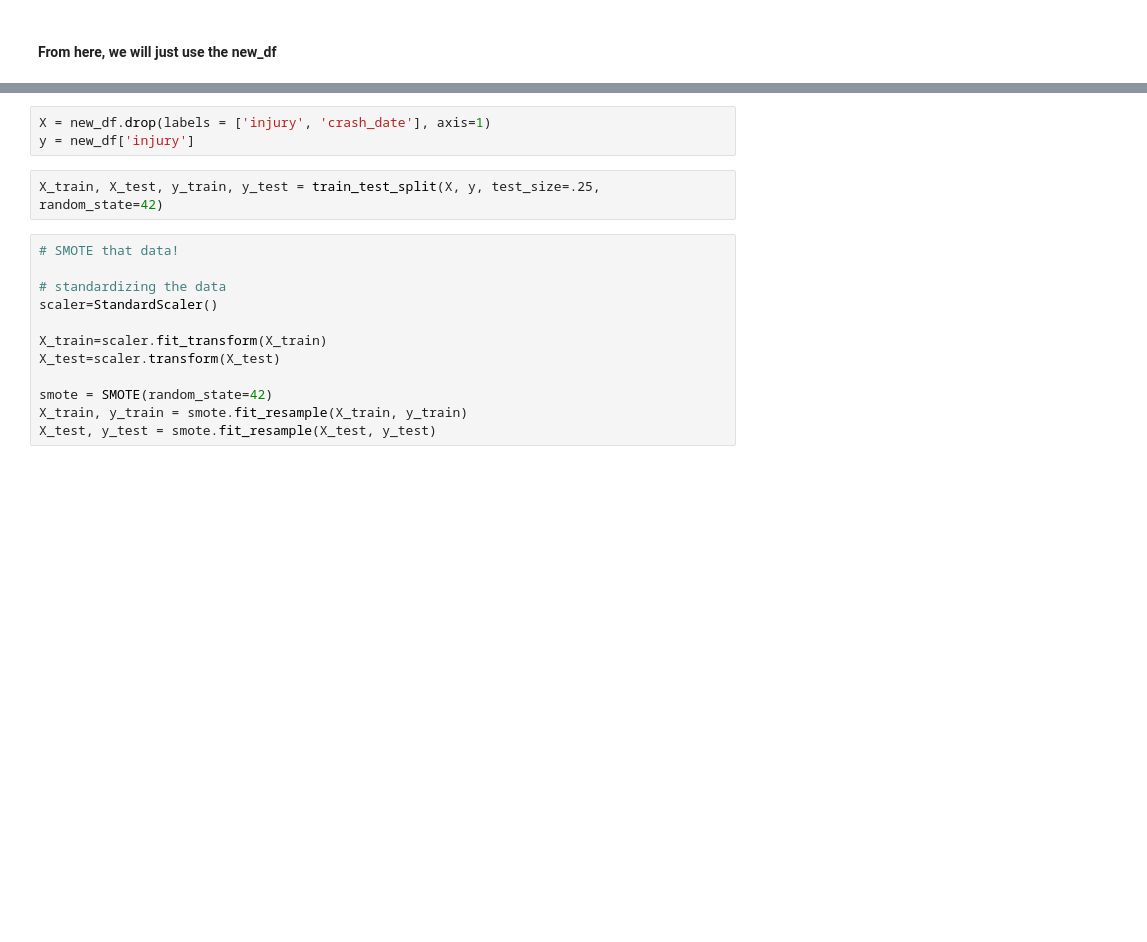
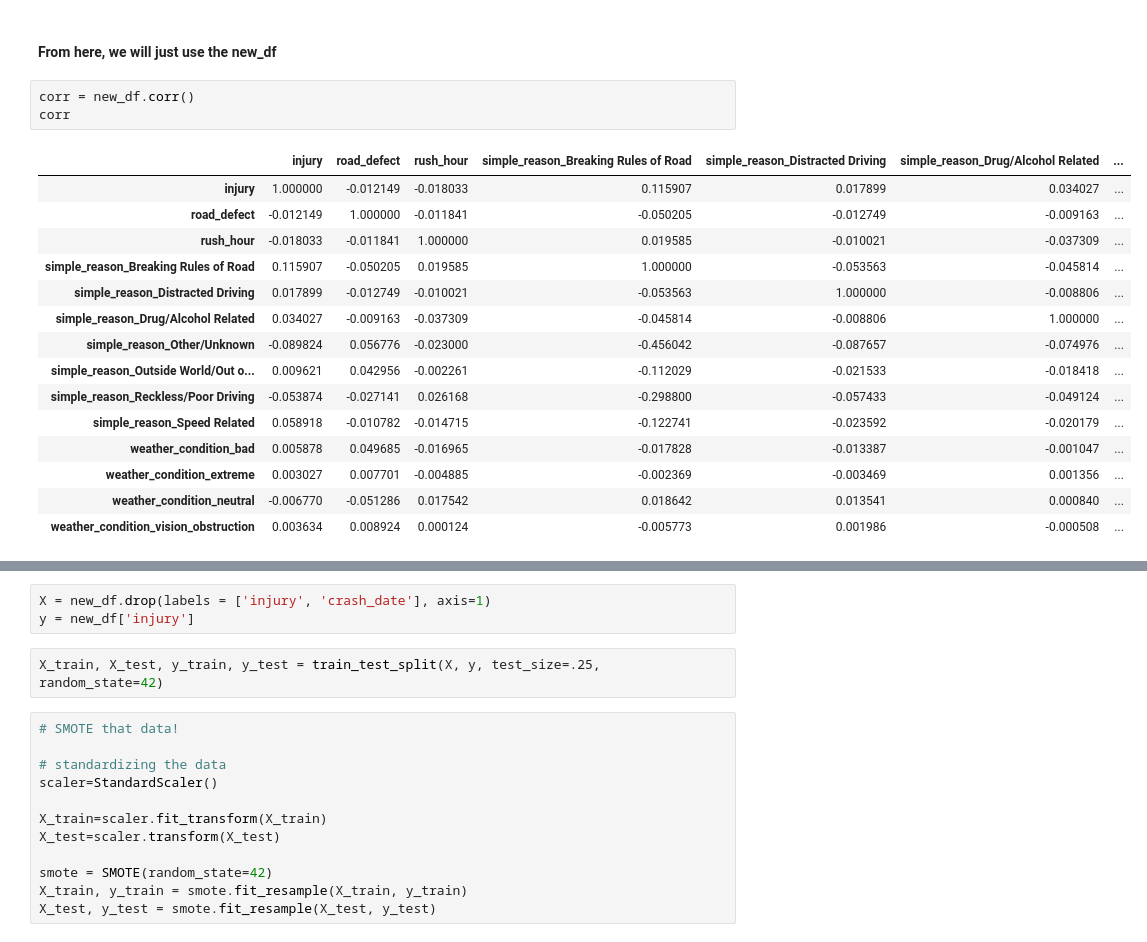
Before and after one commit to rhk48/chicago-cars, a Jupyter notebook: Seth_day_3.ipynb, the cells around one changed output, grey strips where cells are left out. Saved outputs shown, nothing was run; the diff lists cells and outputs as text; blank space fills up the shorter version.

```diff
--- a/Seth_day_3.ipynb
+++ b/Seth_day_3.ipynb
@@ -285,3 +281,22 @@ memory usage: 10.5 MB
 None
 # %% [markdown]
 #### From here, we will just use the new_df ####
+# %%
+corr = new_df.corr()
+corr
+# %% [output]
+|  | injury | road_defect | rush_hour | simple_reason_Breaking Rules of Road | simple_reason_Distracted Driving | simple_reason_Drug/Alcohol Related | ... |
+| injury | 1.000000 | -0.012149 | -0.018033 | 0.115907 | 0.017899 | 0.034027 | ... |
+| road_defect | -0.012149 | 1.000000 | -0.011841 | -0.050205 | -0.012749 | -0.009163 | ... |
+| rush_hour | -0.018033 | -0.011841 | 1.000000 | 0.019585 | -0.010021 | -0.037309 | ... |
+| simple_reason_Breaking Rules of Road | 0.115907 | -0.050205 | 0.019585 | 1.000000 | -0.053563 | -0.045814 | ... |
+| simple_reason_Distracted Driving | 0.017899 | -0.012749 | -0.010021 | -0.053563 | 1.000000 | -0.008806 | ... |
+| simple_reason_Drug/Alcohol Related | 0.034027 | -0.009163 | -0.037309 | -0.045814 | -0.008806 | 1.000000 | ... |
+| simple_reason_Other/Unknown | -0.089824 | 0.056776 | -0.023000 | -0.456042 | -0.087657 | -0.074976 | ... |
+| simple_reason_Outside World/Out o... | 0.009621 | 0.042956 | -0.002261 | -0.112029 | -0.021533 | -0.018418 | ... |
+| simple_reason_Reckless/Poor Driving | -0.053874 | -0.027141 | 0.026168 | -0.298800 | -0.057433 | -0.049124 | ... |
+| simple_reason_Speed Related | 0.058918 | -0.010782 | -0.014715 | -0.122741 | -0.023592 | -0.020179 | ... |
+| weather_condition_bad | 0.005878 | 0.049685 | -0.016965 | -0.017828 | -0.013387 | -0.001047 | ... |
+| weather_condition_extreme | 0.003027 | 0.007701 | -0.004885 | -0.002369 | -0.003469 | 0.001356 | ... |
+| weather_condition_neutral | -0.006770 | -0.051286 | 0.017542 | 0.018642 | 0.013541 | 0.000840 | ... |
+| weather_condition_vision_obstruction | 0.003634 | 0.008924 | 0.000124 | -0.005773 | 0.001986 | -0.000508 | ... |
```
Also changed, not shown: parts of 14 cells of this notebook.
